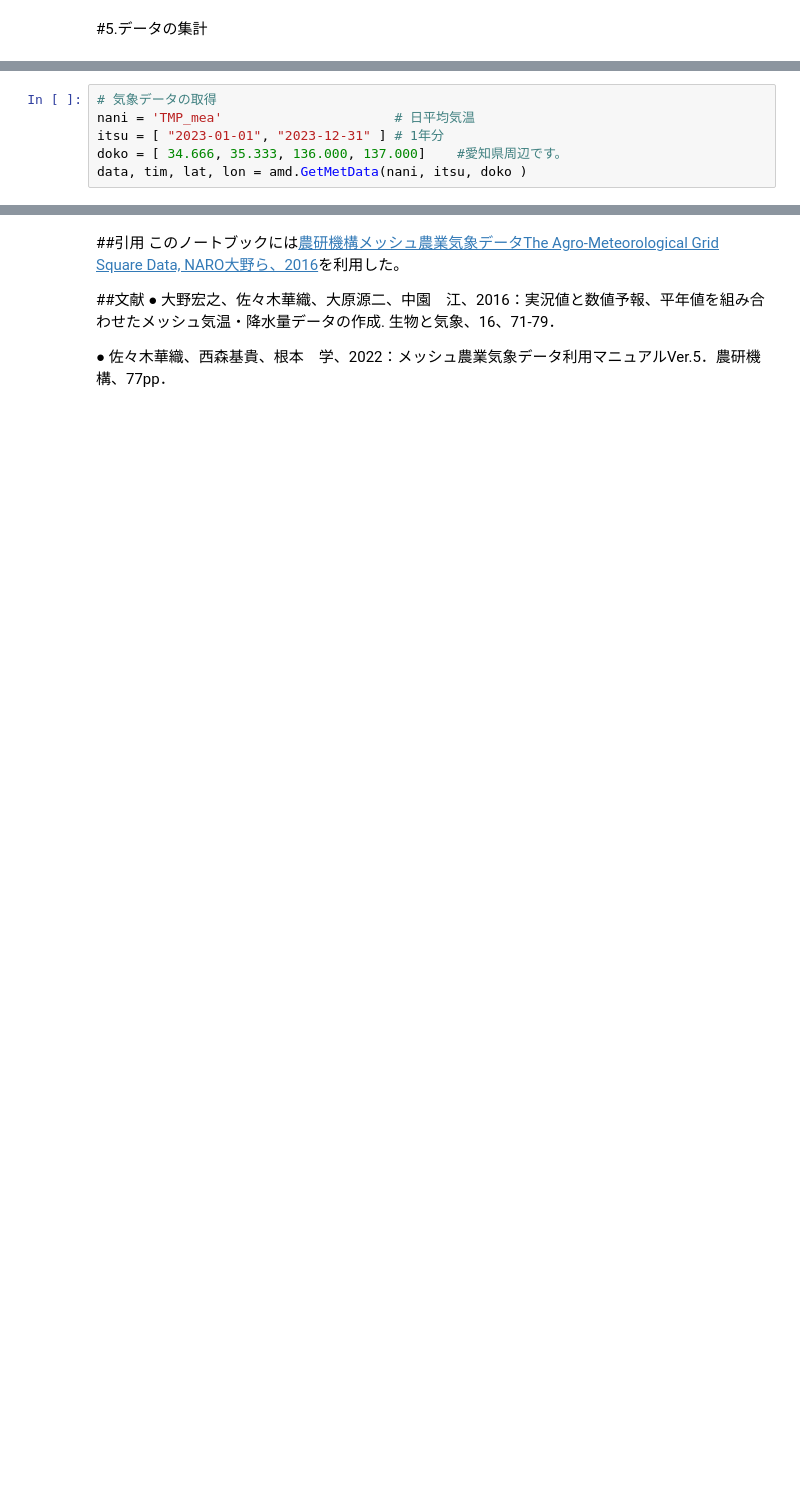
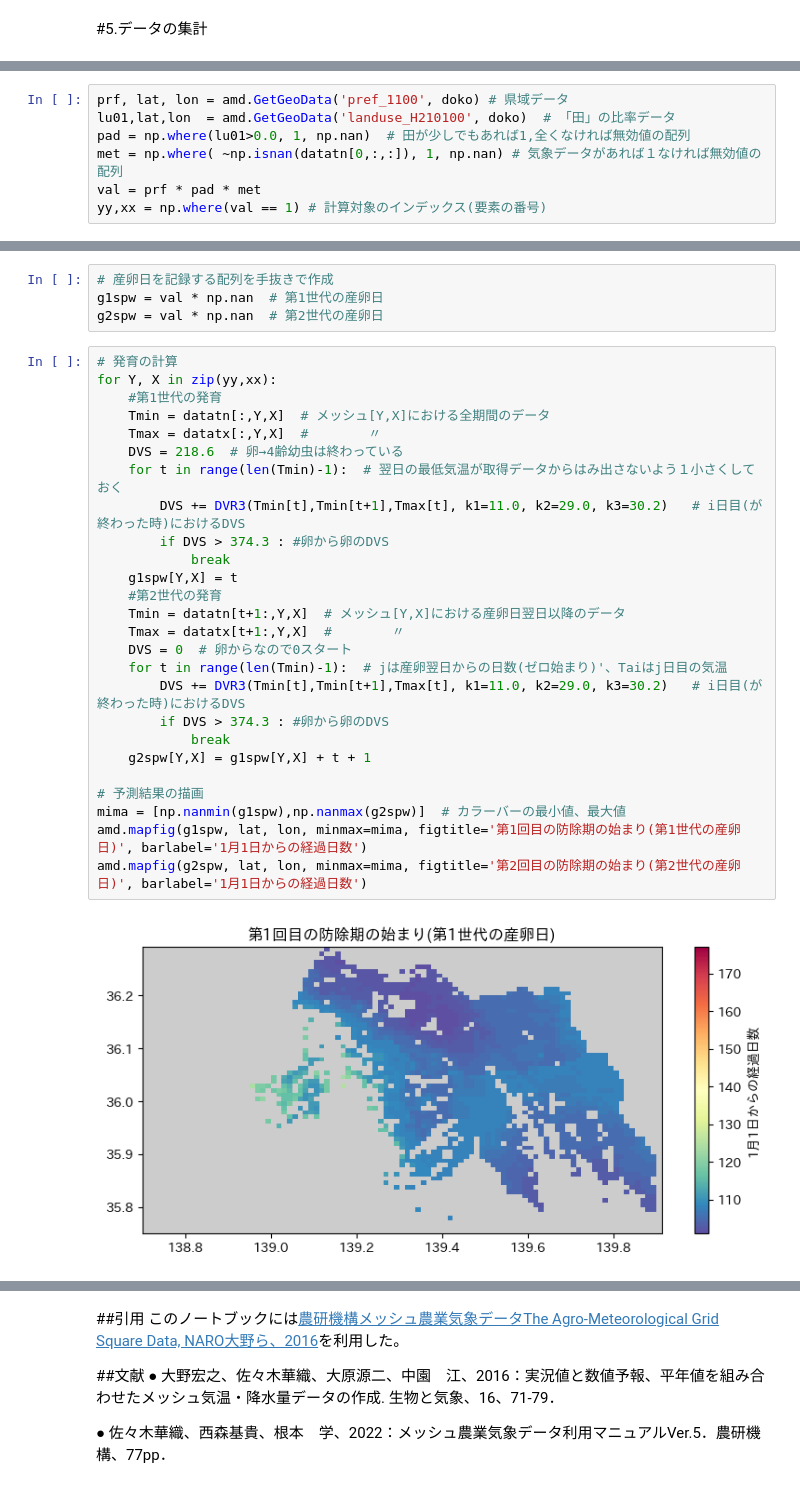
Before and after one commit to 1900690/Agro-Meteorological-Grid-Square-Data, a Jupyter notebook: 1kmメッシュ気象情報.ipynb, the cells around one changed output, grey strips where cells are left out. Cells and saved outputs as stored; diff of their text form; blank space fills up the shorter version.

```diff
--- a/1kmメッシュ気象情報.ipynb
+++ b/1kmメッシュ気象情報.ipynb
@@ -810,6 +1158,0 @@ amd.mapfig(SdSept,lat,lon,
-# %%
-# 気象データの取得
-nani = 'TMP_mea'                      # 日平均気温
-itsu = [ "2023-01-01", "2023-12-31" ] # 1年分
-doko = [ 34.666, 35.333, 136.000, 137.000]    #愛知県周辺です。
-data, tim, lat, lon = amd.GetMetData(nani, itsu, doko )
@@ -840,0 +1159,7 @@ array([ 1,  1,  1,  1,  1,  1,  1,  1,  1,  1,  1,  1,  1,  1,  1,  1,  1,
+# %%
+prf, lat, lon = amd.GetGeoData('pref_1100', doko) # 県域データ
+lu01,lat,lon  = amd.GetGeoData('landuse_H210100', doko)  # 「田」の比率データ
+pad = np.where(lu01>0.0, 1, np.nan)  # 田が少しでもあれば1,全くなければ無効値の配列
+met = np.where( ~np.isnan(datatn[0,:,:]), 1, np.nan) # 気象データがあれば１なければ無効値の配列
+val = prf * pad * met
+yy,xx = np.where(val == 1) # 計算対象のインデックス(要素の番号)
@@ -840,0 +1169,32 @@ array([ 1,  1,  1,  1,  1,  1,  1,  1,  1,  1,  1,  1,  1,  1,  1,  1,  1,
+# %%
+# 産卵日を記録する配列を手抜きで作成
+g1spw = val * np.nan  # 第1世代の産卵日
+g2spw = val * np.nan  # 第2世代の産卵日
+# %%
+# 発育の計算
+for Y, X in zip(yy,xx):
+    #第1世代の発育
+    Tmin = datatn[:,Y,X]  # メッシュ[Y,X]における全期間のデータ
+    Tmax = datatx[:,Y,X]  # 　　　　〃
+    DVS = 218.6  # 卵→4齢幼虫は終わっている
+    for t in range(len(Tmin)-1):  # 翌日の最低気温が取得データからはみ出さないよう１小さくしておく
+        DVS += DVR3(Tmin[t],Tmin[t+1],Tmax[t], k1=11.0, k2=29.0, k3=30.2)   # i日目(が終わった時)におけるDVS
+        if DVS > 374.3 : #卵から卵のDVS
+            break
+    g1spw[Y,X] = t
+    #第2世代の発育
+    Tmin = datatn[t+1:,Y,X]  # メッシュ[Y,X]における産卵日翌日以降のデータ
+    Tmax = datatx[t+1:,Y,X]  # 　　　　〃
+    DVS = 0  # 卵からなので0スタート
+    for t in range(len(Tmin)-1):  # jは産卵翌日からの日数(ゼロ始まり)'、Taiはj日目の気温
+        DVS += DVR3(Tmin[t],Tmin[t+1],Tmax[t], k1=11.0, k2=29.0, k3=30.2)   # i日目(が終わった時)におけるDVS
+        if DVS > 374.3 : #卵から卵のDVS
+            break
+    g2spw[Y,X] = g1spw[Y,X] + t + 1
+
+# 予測結果の描画
+mima = [np.nanmin(g1spw),np.nanmax(g2spw)]  # カラーバーの最小値、最大値
+amd.mapfig(g1spw, lat, lon, minmax=mima, figtitle='第1回目の防除期の始まり(第1世代の産卵日)', barlabel='1月1日からの経過日数')
+amd.mapfig(g2spw, lat, lon, minmax=mima, figtitle='第2回目の防除期の始まり(第2世代の産卵日)', barlabel='1月1日からの経過日数')
+# %% [output]
+[figure, added]
```
Also changed, not shown: parts of 23 cells of this notebook.
